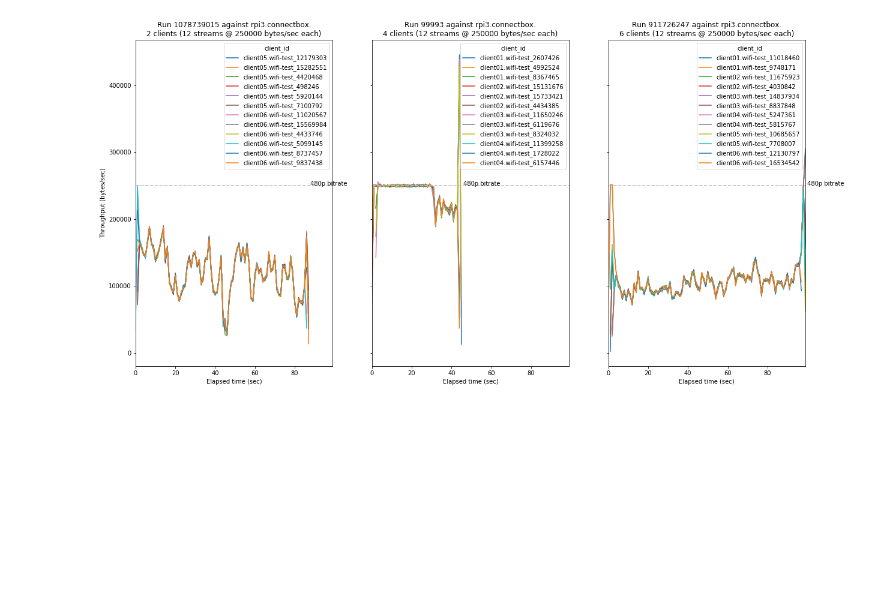
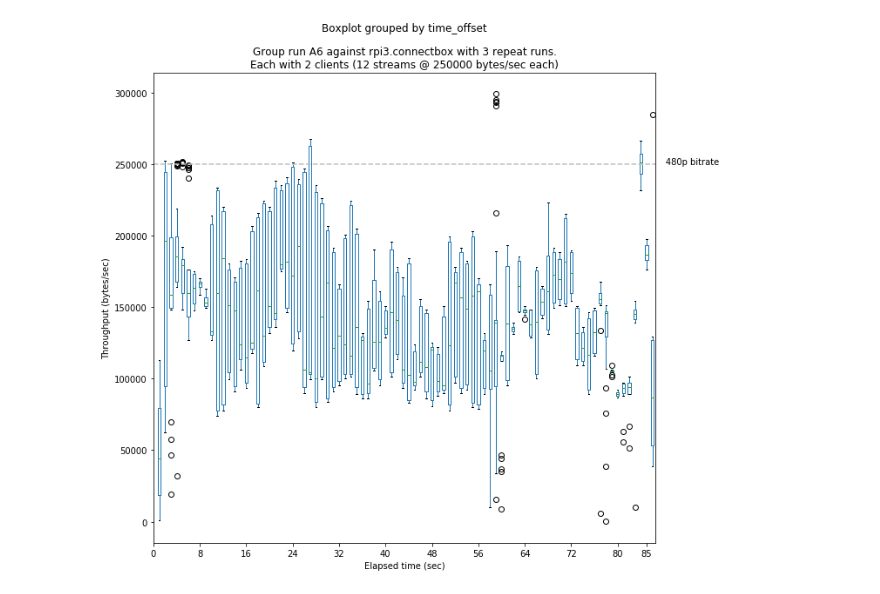
Before and after one commit to ConnectBox/wifi-test-framework, a Jupyter notebook: analysis/network-benchmarks.ipynb, the cells around one changed output. Cells and saved outputs as stored; diff of their text form; code cells hidden in the pictures; blank space fills up the shorter version.

Commit message:
Add boxplot for goruped runs

```diff
--- a/analysis/network-benchmarks.ipynb
+++ b/analysis/network-benchmarks.ipynb
@@ -169,4 +180,0 @@ run_id = 1078739015 # 2 clients, 12 total streams (rpi3)
-# %%
-show_multiple_run_ids_as_line_graph([1078739015, 99993, 911726247])
-# %% [output]
-[figure, removed]
@@ -174,0 +181,22 @@ show_multiple_run_ids_as_line_graph([1078739015, 99993, 911726247])
+# %%
+# Above here, metadata is incorrect/absent
+run_id = 123456789  # 3 clients, 4 total streams @250KBps (rpi3)
+run_id = 99991      # 4 clients, 4 total sterams @250KBps (rpi3)
+run_id = 99992      # 4 clients, 8 total sterams @250KBps (rpi3)
+run_id = 99993      # 4 clients, 12 total sterams @250KBps (rpi3)
+#run_id = 99994      # 4 clients, 16 total sterams @250KBps (rpi3)
+#run_id = 99995      # 4 clients, 20 total sterams @250KBps (rpi3)
+#run_id = 99996      # 4 clients, 24 total sterams @250KBps (rpi3)
+#run_id = 99997      # 4 clients, 28 total sterams @250KBps (rpi3)
+#run_id = 911726247  # 6 clients, 12 total steams (rpi3)
+run_id = 1078739015 # 2 clients, 12 total streams (rpi3)
+group_id = "A2"  # 6 clients, 12 total streams
+group_id = "A3"  # 4 clients, 12 total streams
+group_id = "A6"  # 2 clients, 12 total streams
+#summary_data = get_dataframe_from_test_run(run_id)
+#show_multiple_run_ids_as_line_graph([1078739015, 99993, 911726247])
+#show_multiple_run_ids_as_line_graph(get_test_run_ids_for_group_id(group_id))
+# %%
+show_group_as_boxplot(group_id)
+# %% [output]
+[figure, added]
```
Also changed, not shown: parts of 3 cells of this notebook, 2 other files.
